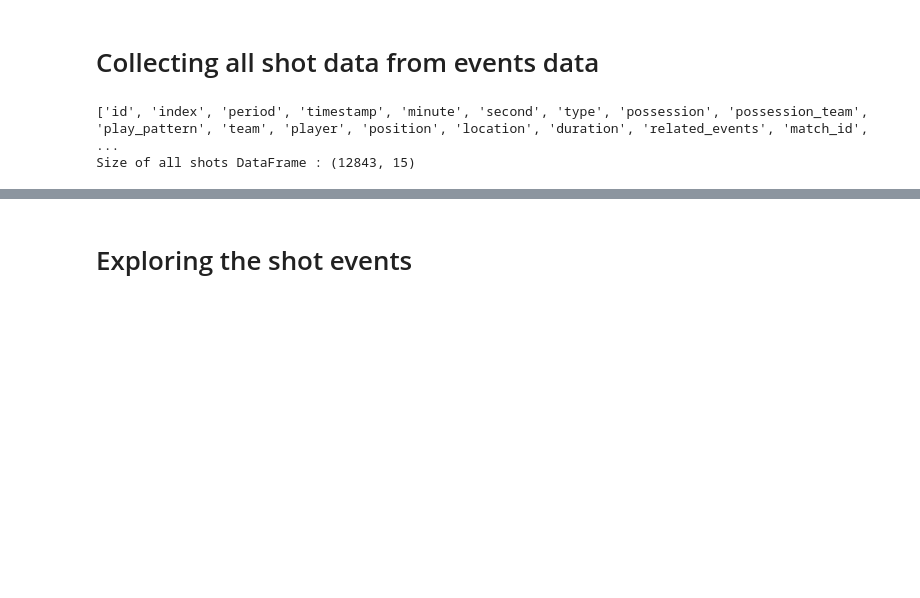
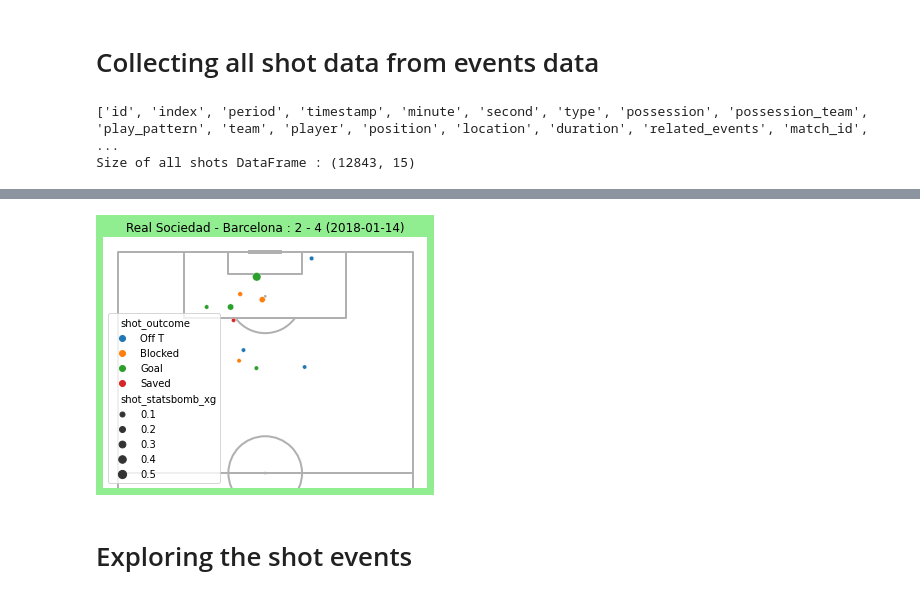
Before and after one commit to MichailPerdikopoulos/Barcelona-Shots---Football-Analytics, a Jupyter notebook: data_collection_messi.ipynb, the cells around one changed output, grey strips where cells are left out. Saved outputs shown, nothing was run; the diff lists cells and outputs as text; code cells hidden in the pictures; blank space fills up the shorter version.

Commit message:
first shot scatter plots

```diff
--- a/data_collection_messi.ipynb
+++ b/data_collection_messi.ipynb
@@ -142,6 +142,9 @@ def transform_match_dataframe(our_team_name, matches_df):
 
     matches_df['result'] = np.select(result_conditions, result_values)
 
+    matches_df['description'] = matches_df['home_team'] + ' - ' + matches_df['away_team'] + ' : ' + matches_df['home_score'].astype(str) + ' - ' \
+                                + matches_df['away_score'].astype(str) + ' (' + matches_df['match_date'] + ')'
+
     matches_df = matches_df.drop(['home_team', 'away_team', 'home_score', 'away_score'], axis=1)
 
     matches_df = matches_df.sort_values(by=['match_date'])
@@ -160,4 +163,4 @@ def transform_match_dataframe(our_team_name, matches_df):
 matches_df = transform_match_dataframe('Barcelona', matches_complete_df.copy())
 
 # Export matches DataFrame
-matches_df.to_parquet('all_match_in_file.parquet.gzip', compression='gzip')
+matches_df.to_csv('all_match_in_file.parquet.csv', index=False)
@@ -217,7 +227,7 @@ def collect_shot_events(seasons_messi_collection):
         shots_complete_df = shots_complete_df.append(season_shots_df.loc[:, shots_columns_to_use])
 
         # Export option
-        shots_complete_df.to_parquet('all_shots_in_file.parquet.gzip', compression='gzip')
+        shots_complete_df.to_csv('all_shots_in_file.parquet.csv', index=False)
 
         return shots_complete_df
 
@@ -240,0 +253,13 @@ Size of all shots DataFrame : (12843, 15)
+# %%
+shots_transformed_df = shots_events_df.copy()
+
+print(shots_transformed_df.shape)
+
+print(shots_transformed_df.columns)
+
+shots_transformed_df['start_x'] = shots_transformed_df.location.str[0]
+shots_transformed_df['start_y'] = shots_transformed_df.location.str[1]
+
+shots_transformed_df = shots_transformed_df.drop(['location'], axis=1)
+
+shots_transformed_df.head()
@@ -241,2 +278,23 @@ Size of all shots DataFrame : (12843, 15)
+# %%
+# Explore one match
+matches_list = matches_df.match_id.unique().tolist()
+ex_match_id = random.choice(matches_list)
+
+match_shots_df = shots_transformed_df.query(f'match_id == {ex_match_id} and possession_team == "Barcelona"')
+
+from mplsoccer.pitch import Pitch, VerticalPitch
+
+# pitch = Pitch(pitch_type='statsbomb', half=True)
+pitch = VerticalPitch(pitch_type='statsbomb', half=True)
+fig,ax = pitch.draw(figsize=(8, 4))
+fig.set_facecolor('lightgreen')
+
+final_score = matches_df.query(f'match_id == {ex_match_id}')['description'].iloc[0]
+
+plt.title(final_score)
+# sns.scatterplot(data=match_shots_df, x='start_x', y='start_y', hue='shot_outcome');
+sns.scatterplot(data=match_shots_df, x='start_y', y='start_x', hue='shot_outcome', size='shot_statsbomb_xg');
+# %% [output]
+[figure, added]
 # %% [markdown]
 # Exploring the shot events
```
Also changed, not shown: parts of 4 cells of this notebook, 2 other files.
